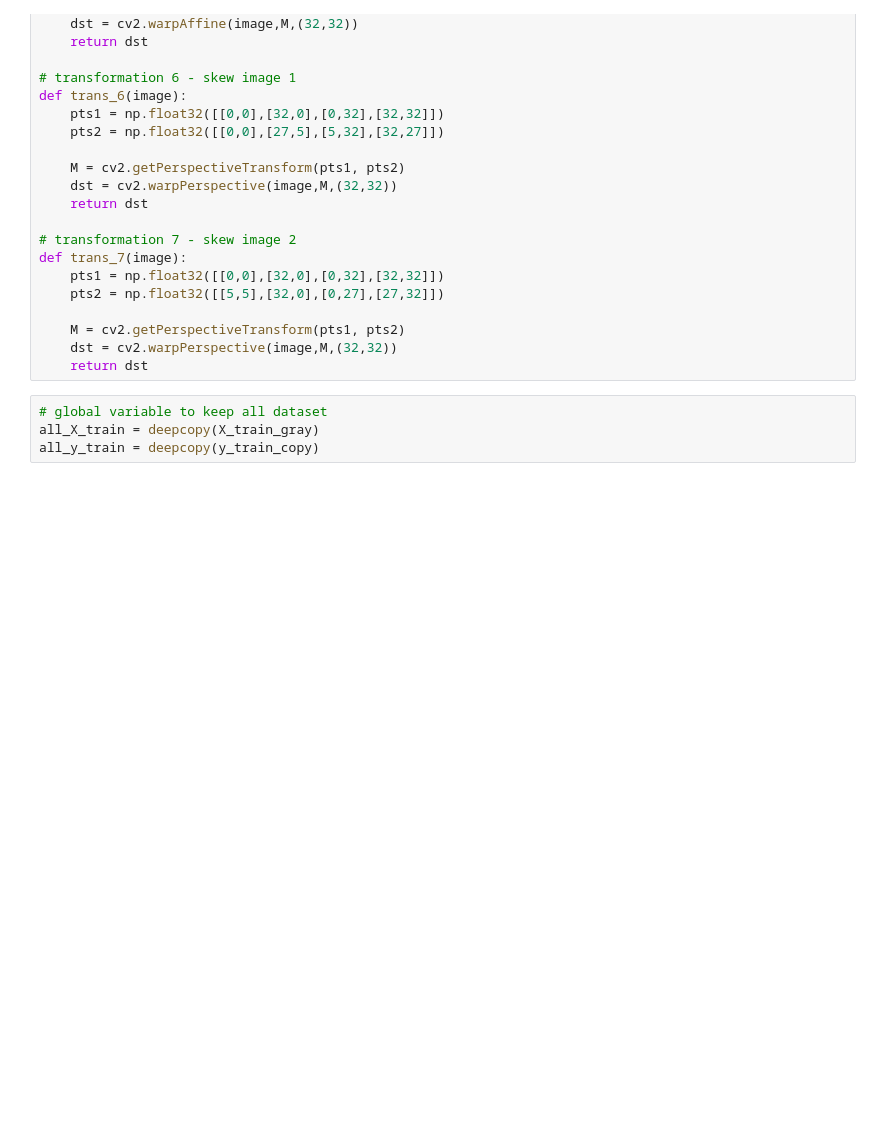
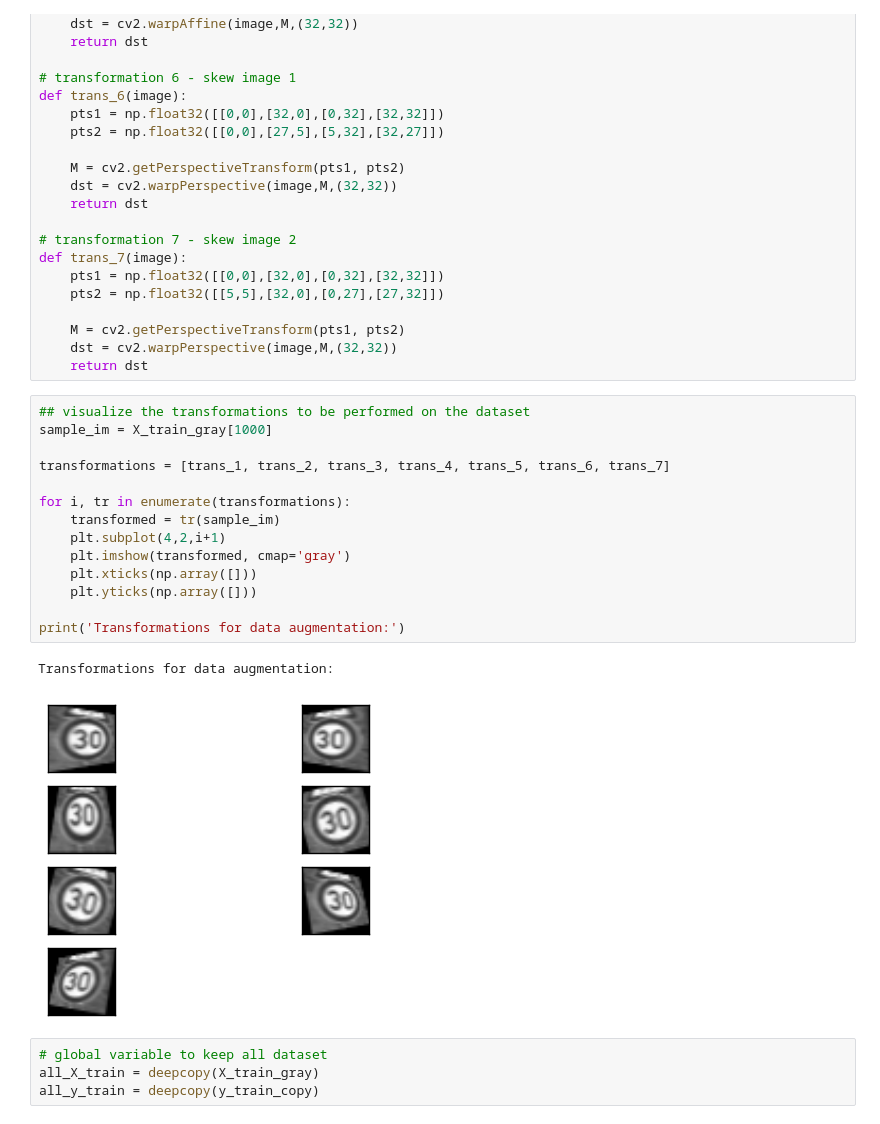
Before and after one commit to toluwajosh/CarND-Traffic-Sign-Classifier-Project, a Jupyter notebook: Traffic_Sign_Classifier_solution_better_letnet_and_vis.ipynb, the cells around one changed output. Saved outputs shown, nothing was run; the diff lists cells and outputs as text; blank space fills up the shorter version.

```diff
--- a/Traffic_Sign_Classifier_solution_better_letnet_and_vis.ipynb
+++ b/Traffic_Sign_Classifier_solution_better_letnet_and_vis.ipynb
@@ -236,6 +236,23 @@ def trans_7(image):
     M = cv2.getPerspectiveTransform(pts1, pts2)
     dst = cv2.warpPerspective(image,M,(32,32))
     return dst
+# %%
+## visualize the transformations to be performed on the dataset
+sample_im = X_train_gray[1000]
+
+transformations = [trans_1, trans_2, trans_3, trans_4, trans_5, trans_6, trans_7]
+
+for i, tr in enumerate(transformations):
+    transformed = tr(sample_im)
+    plt.subplot(4,2,i+1)
+    plt.imshow(transformed, cmap='gray')
+    plt.xticks(np.array([]))
+    plt.yticks(np.array([]))
+
+print('Transformations for data augmentation:')
+# %% [output]
+Transformations for data augmentation:
+[figure, added]
 # %%
 # global variable to keep all dataset
 all_X_train = deepcopy(X_train_gray)
```
Also changed, not shown: parts of 4 cells of this notebook, 1 other file.
